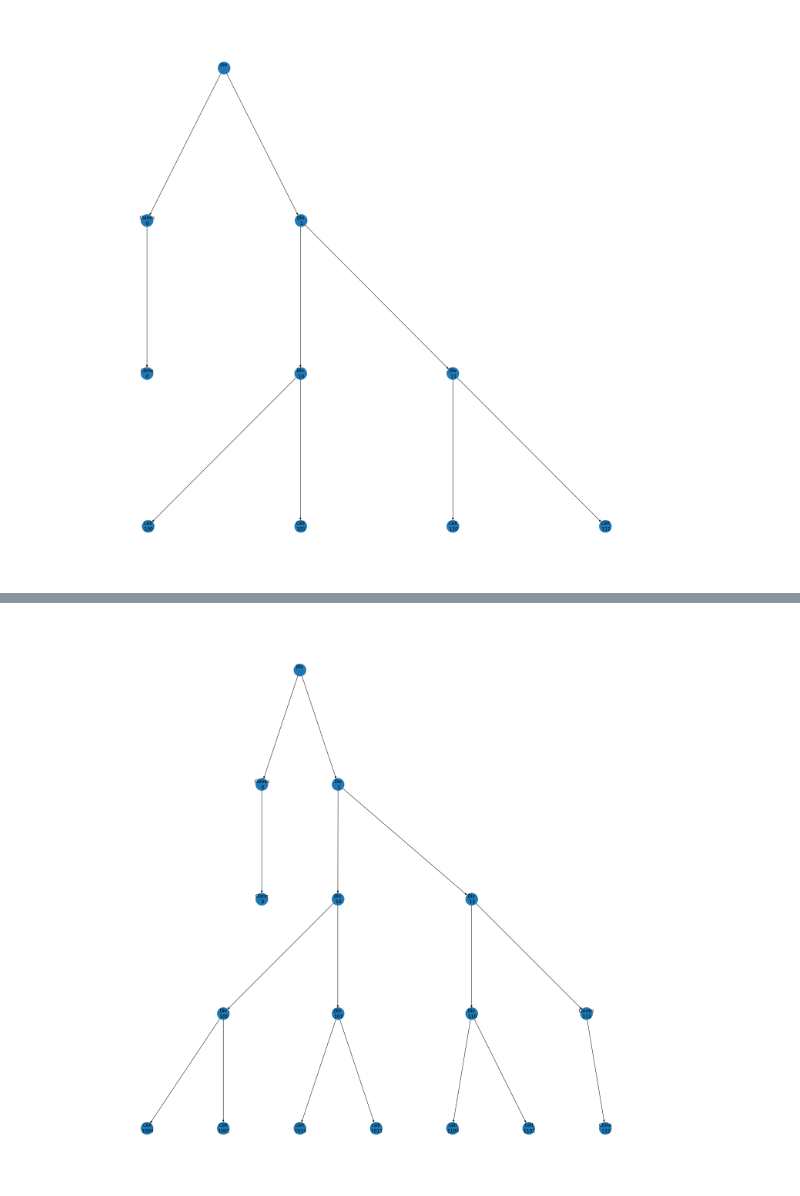
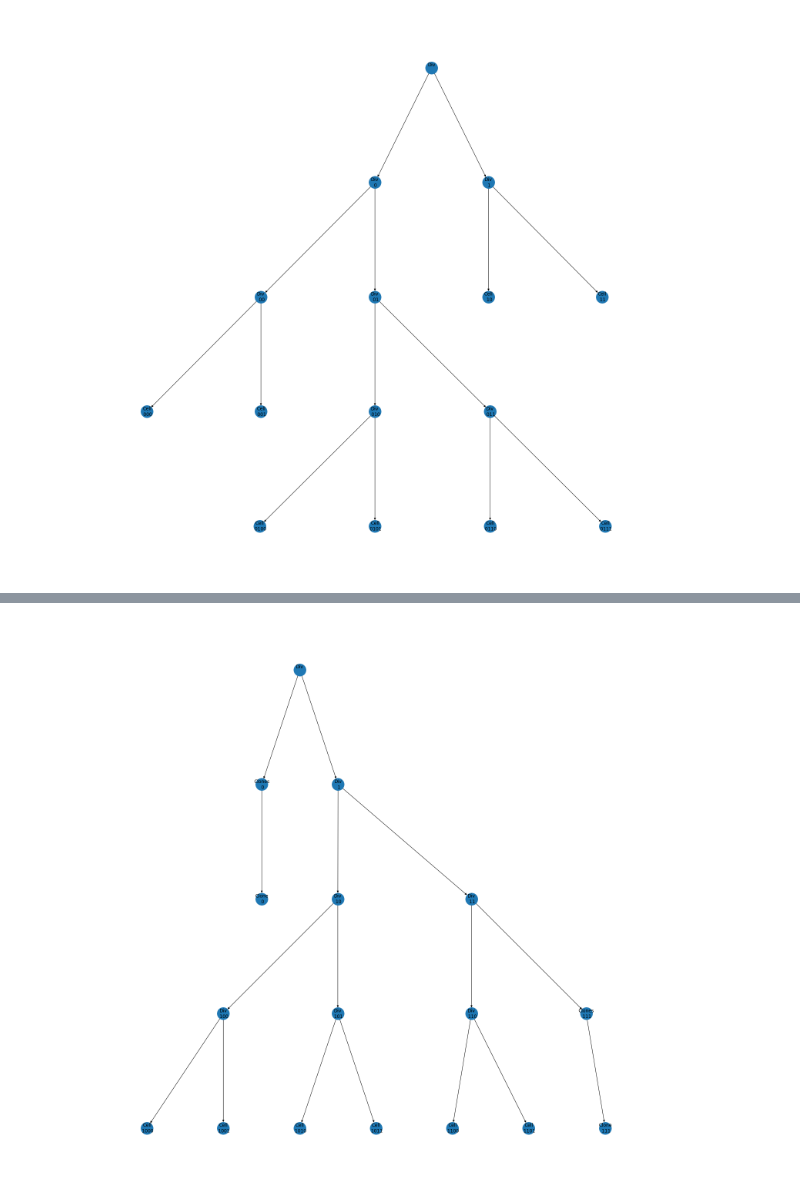
Before and after one commit to Remosy/MENNAG, a Jupyter notebook: src/view_hist.ipynb, the cells around one changed output, grey strips where cells are left out. Saved outputs shown, nothing was run; the diff lists cells and outputs as text; code cells hidden in the pictures.

```diff
--- a/src/view_hist.ipynb
+++ b/src/view_hist.ipynb
@@ -4,8 +4,9 @@ from visualizer.individualvisualizer import IndividualVisualizer
 from ea import EA
 import pdb
 import pickle
+import gym
 from history import History
 #pdb.set_trace()
-file = open("out", 'rb')
+file = open("../out", 'rb')
 hist = pickle.load(file)
 file.close()
@@ -12,6 +33,7 @@ file.close()
 # %%
+r1 = hist.bests[-2]
 v1 = IndividualVisualizer(r1)
 r1.compile()
 v1.draw_tree()
 # %% [output]
-[figure, old version]
+[figure, new version]
```
Also changed, not shown: parts of 5 cells of this notebook, 3 other files.
